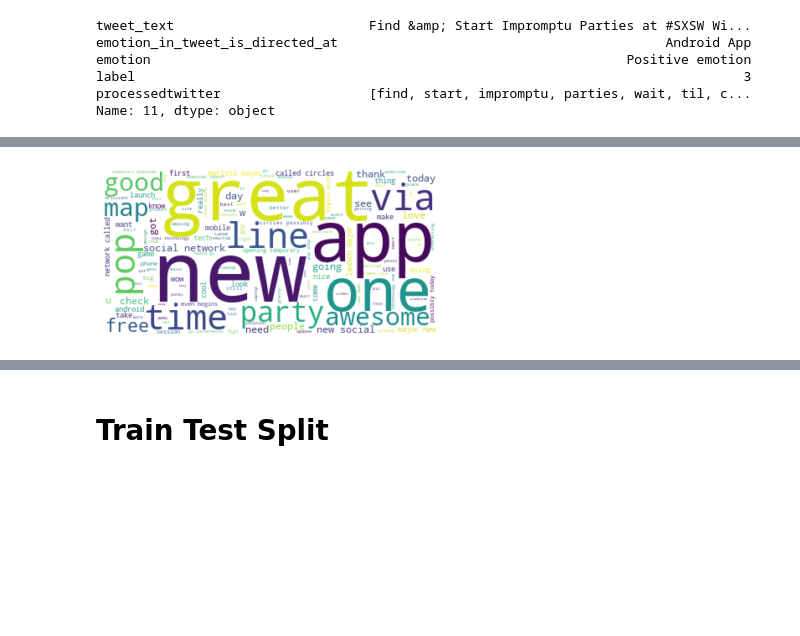
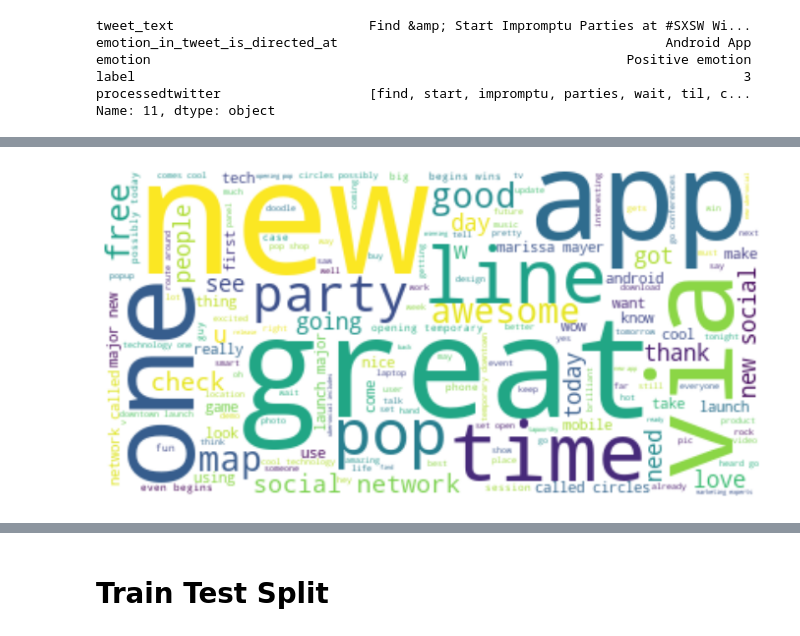
Before and after one commit to nate-walter/Twitter-NLP-Project, a Jupyter notebook: Phase-4-EDA_bretts_edits.ipynb, the cells around one changed output, grey strips where cells are left out. Saved outputs shown, nothing was run; the diff lists cells and outputs as text; code cells hidden in the pictures; blank space fills up the shorter version.

```diff
--- a/Phase-4-EDA_bretts_edits.ipynb
+++ b/Phase-4-EDA_bretts_edits.ipynb
@@ -223,19 +240,20 @@ plt.show()
 # %%
 from wordcloud import WordCloud
 from PIL import Image # converting images into arrays
 import matplotlib.pyplot as plt # for visualizing the data
 
 # instantiate a word cloud object
 wc = WordCloud(
     background_color='white',
     max_words=2000,
 
 )
 # generate the word cloud
 wc.generate(positive_sentiment)
 
+plt.figure(figsize=(12,10))
 plt.imshow(wc, interpolation='bilinear')
 plt.axis('off')
 plt.show()
 # %% [output]
-[figure, old version]
+[figure, new version]
```
Also changed, not shown: parts of 41 cells of this notebook, 1 other file.
